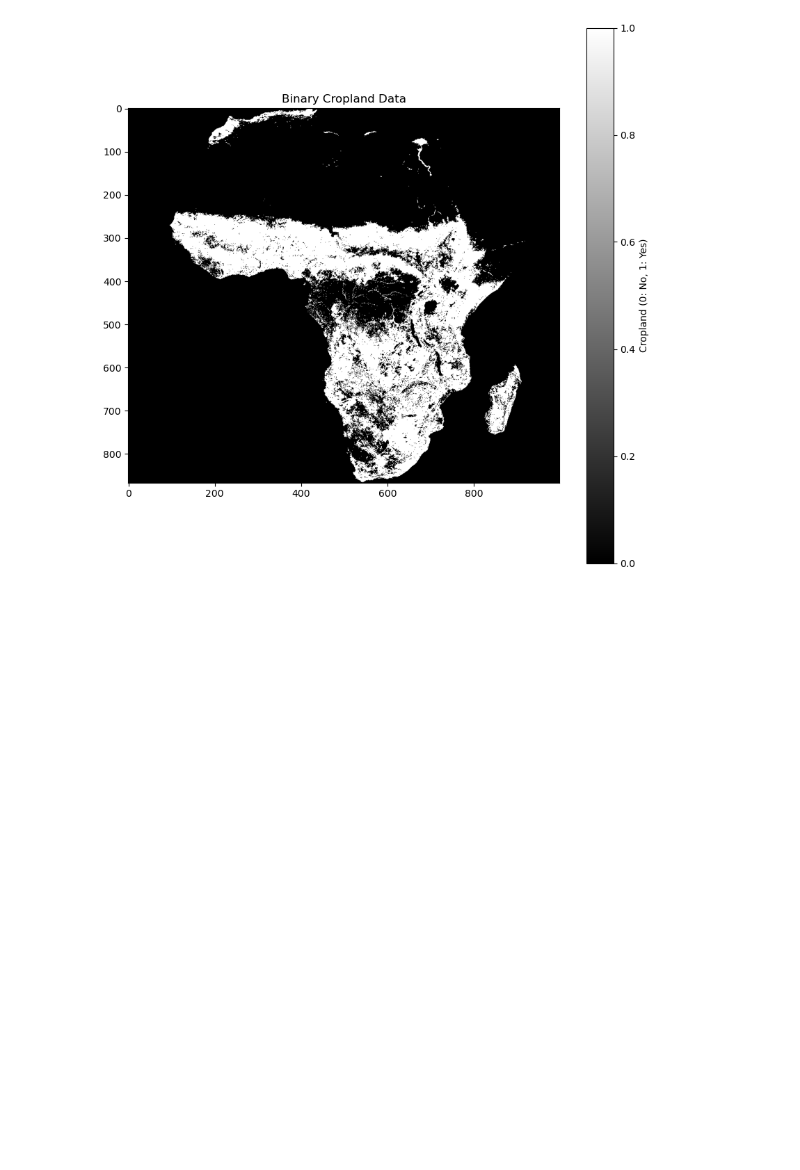
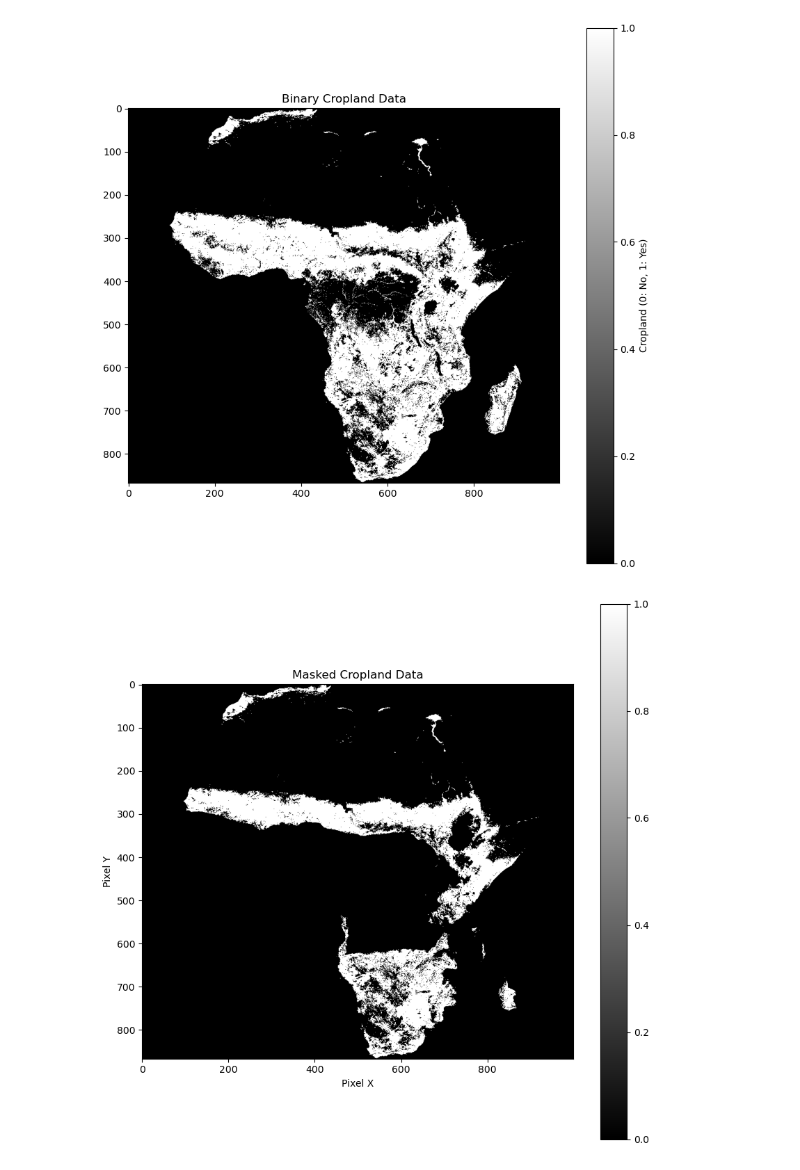
Before and after one commit to rellimylime/Africa_Irrigation, a Jupyter notebook: Code/0_process_data/3_Filter_Cropland.ipynb, the cells around one changed output. Saved outputs shown, nothing was run; the diff lists cells and outputs as text; code cells hidden in the pictures; blank space fills up the shorter version.

```diff
--- a/Code/0_process_data/3_Filter_Cropland.ipynb
+++ b/Code/0_process_data/3_Filter_Cropland.ipynb
@@ -41,21 +41,41 @@ plt.show()
 # %% [output]
 [figure]
 # %%
+# Load the merged aridity and country boundary shapefile
 aridity_gdf = gpd.read_file(resolve_path(config['Africa_Arid_by_Country_shp_path']))
 aridity_gdf.set_crs(epsg=4326, inplace=True)
 
 with rasterio.open(resolve_path(config['Cropland_tif_path'])) as src:
     cropland_binary = src.read(1)
     cropland_meta = src.meta
 
+# Rasterize the merged shapefile
 shapes = ((geom, 1) for geom in aridity_gdf.geometry)
 cropland_shape = cropland_binary.shape
 transform = cropland_meta['transform']
 
 aridity_raster = rasterize(
     shapes,
     out_shape = cropland_shape,
     transform = transform,
     fill = 0,
     dtype = 'uint8'
 )
+
+# Apply the mask to the cropland binary raster
+cropland_aridity_masked = cropland_binary * aridity_raster
+
+# Plot the masked cropland data
+plt.figure(figsize=(10, 10))
+plt.imshow(cropland_aridity_masked, cmap='gray')
+plt.colorbar()
+plt.title('Masked Cropland Data')
+plt.xlabel('Pixel X')
+plt.ylabel('Pixel Y')
+plt.show()
+
+cropland_meta.update(dtype = 'uint8')
+with rasterio.open(resolve_path(config['Arid_Cropland_tif_path']), 'w', **cropland_meta) as dst:
+    dst.write(cropland_aridity_masked, 1)
+# %% [output]
+[figure, added]
```
Also changed, not shown: 2 other files.
